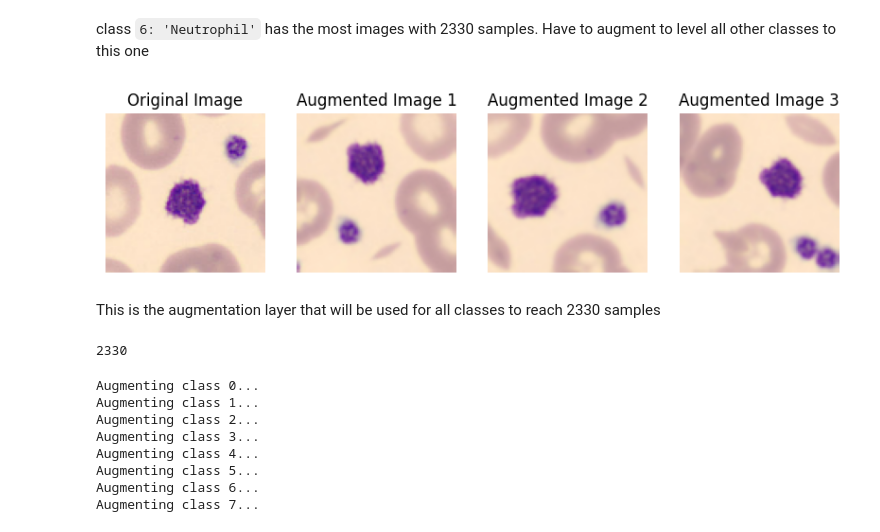
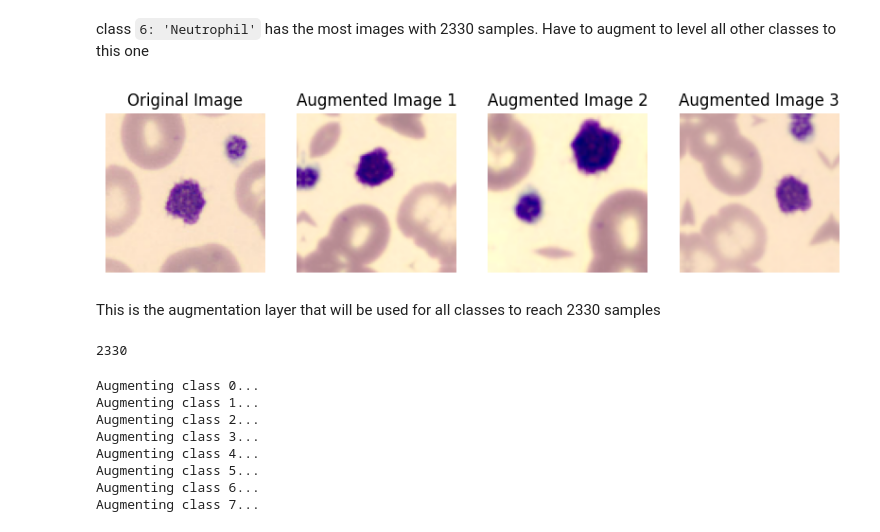
Before and after one commit to sissamatteo29/ANN_Cell_Classification, a Jupyter notebook: data_wrangling.ipynb, the cells around one changed output. Drawn from its saved outputs; the diff is of its cells as text; code cells hidden in the pictures.

```diff
--- a/data_wrangling.ipynb
+++ b/data_wrangling.ipynb
@@ -260,44 +364,45 @@ augmentation = tf.keras.Sequential([
     tfkl.RandomZoom(0.2),
     # Let's try not to change the image, just move it^
     # tfkl.RandomBrightness(0.5, value_range=(0,1)),
-    # tfkl.RandomContrast(0.75),
+    tfkl.RandomContrast(0.75),
 ], name='Augmentation')
 
 # Set up the figure and grid layout for displaying images
 fig, axs = plt.subplots(1, 4, figsize=(10, 10))
 
 img = x_clean[0] # Select the first image from the dataset for example
 
 # Display the original image
 axs[0].imshow(img)
 axs[0].axis('off')
 axs[0].set_title('Original Image')
 
 # Apply augmentation and display the first augmented image
 augmented_img = np.clip(augmentation(img), 0., 1.)
 axs[1].imshow(augmented_img)
 axs[1].axis('off')
 axs[1].set_title('Augmented Image 1')
 
 # Apply augmentation and display the second augmented image
 augmented_img = np.clip(augmentation(img), 0., 1.)
 axs[2].imshow(augmented_img)
 axs[2].axis('off')
 axs[2].set_title('Augmented Image 2')
 
 # Apply augmentation and display the third augmented image
 augmented_img = np.clip(augmentation(img), 0., 1.)
 axs[3].imshow(augmented_img)
 axs[3].axis('off')
 axs[3].set_title('Augmented Image 3')
 
 plt.show()
 # %% [output]
-[figure, old version]
+[figure, new version]
 # %% [markdown]
 This is the augmentation layer that will be used for all classes to reach 2330 samples
-# %%
-max(class_count_clean.values())
-# %% [output]
-2330
+# %%
+samples_per_class = max(class_count_clean.values()) # 2330
+samples_per_class
+# %% [output]
+2330
 # %%
```
Also changed, not shown: parts of 11 cells of this notebook, 1 other file.
